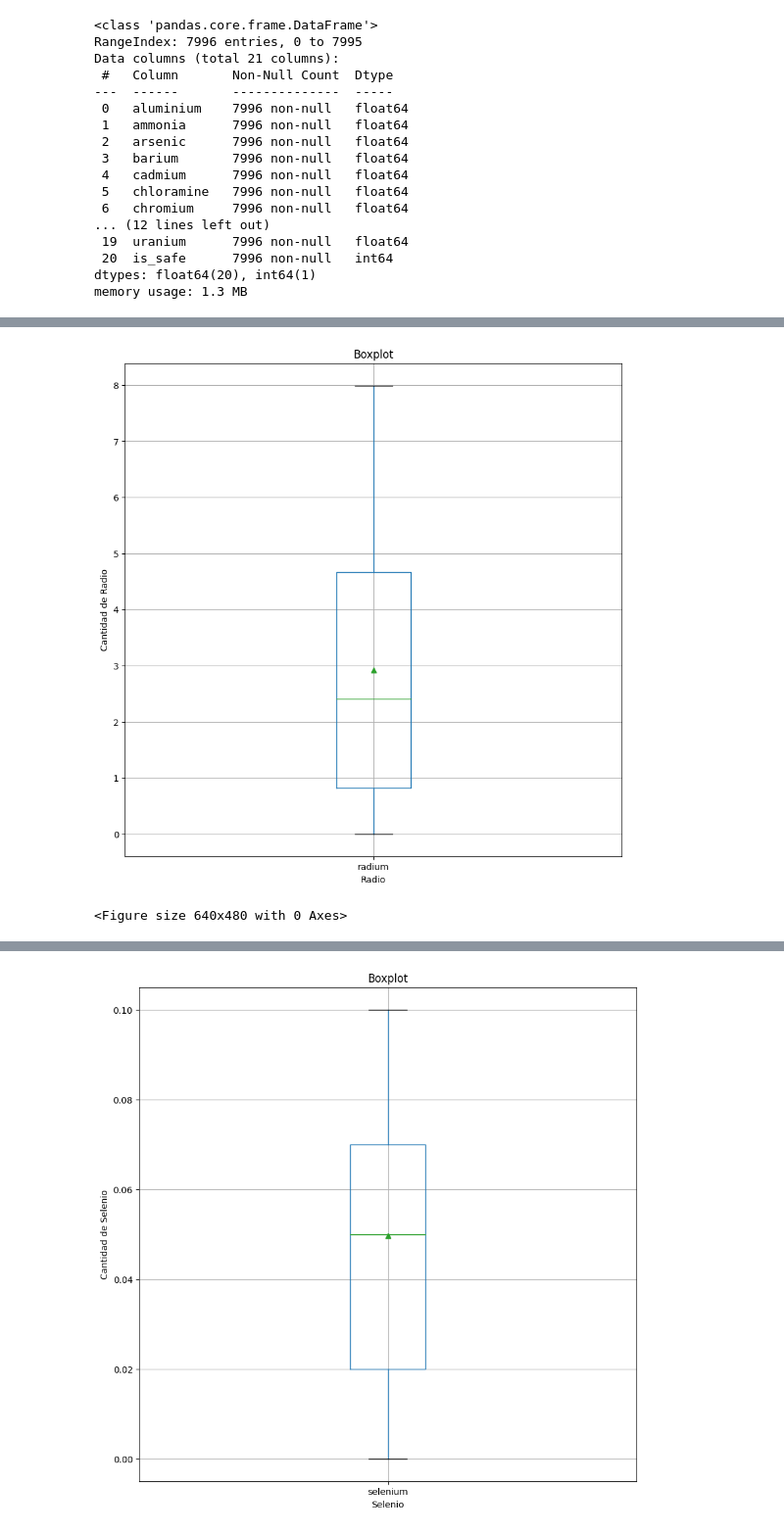
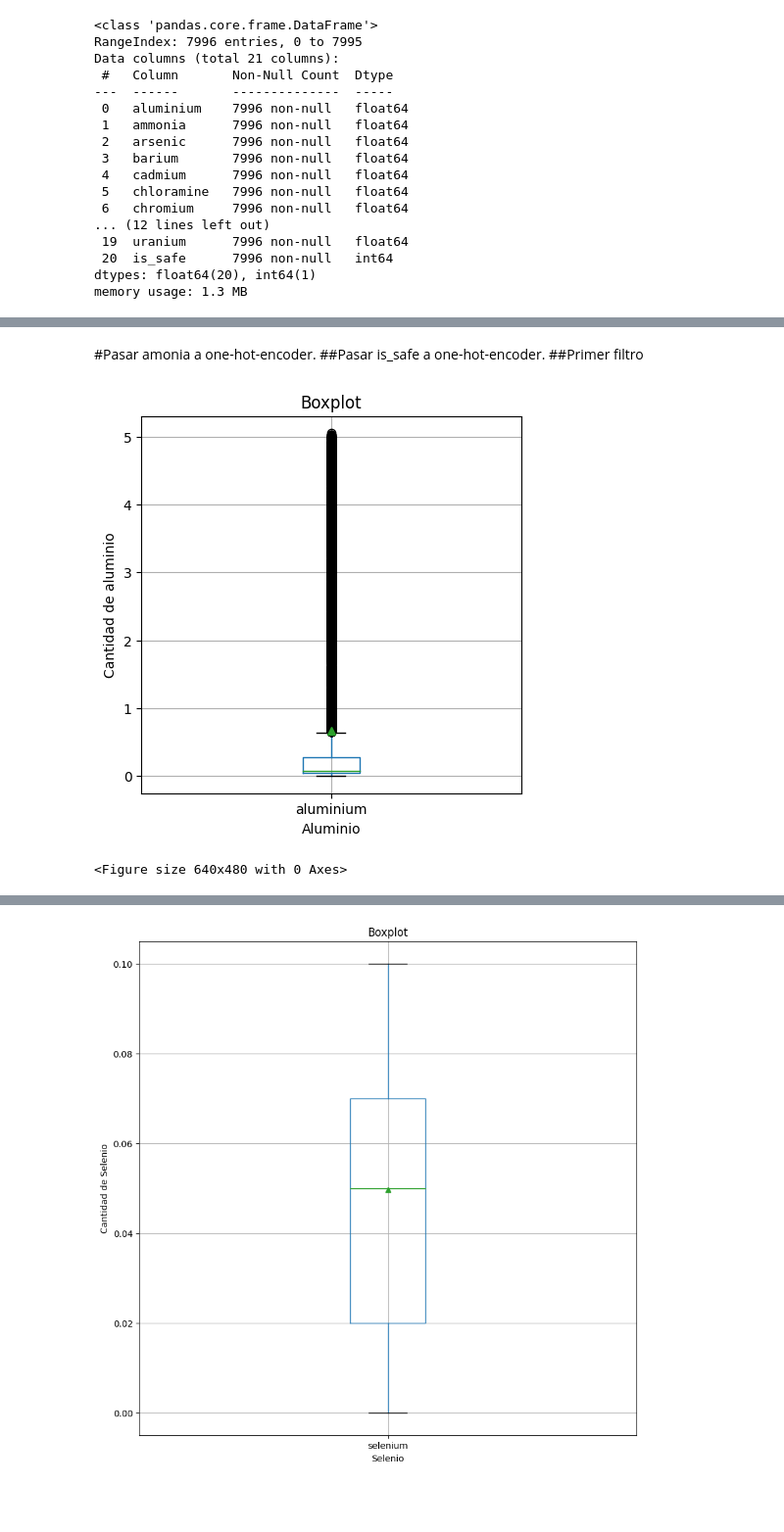
Before and after one commit to Altobert/laboratorioTIC-1, a Jupyter notebook: Copia_de_Laboratorio1_Asm_Alondra.ipynb, the cells around one changed output, grey strips where cells are left out. Shown at 98% size. Cells and saved outputs as stored; diff of their text form; code cells hidden in the pictures; blank space fills up the shorter version.

```diff
--- a/Copia_de_Laboratorio1_Asm_Alondra.ipynb
+++ b/Copia_de_Laboratorio1_Asm_Alondra.ipynb
@@ -328,11 +168,14 @@ plt.savefig('boxplot.png')
-# %%
-df.boxplot(column='radium', figsize=(10,10), showmeans = True)
-#plt.yscale('log')
-plt.ylabel("Cantidad de Radio")
-plt.xlabel("Radio")
-plt.title("Boxplot")
-plt.show()
-plt.savefig('boxplot.png')
-# %% [output]
-[figure, removed]
-<Figure size 640x480 with 0 Axes>
+# %% [markdown]
+#Pasar amonia a one-hot-encoder.
+##Pasar is_safe a one-hot-encoder.
+##Primer filtro
+# %%
+df.boxplot(column='aluminium', figsize=(5,5), showmeans = True)
+plt.ylabel("Cantidad de aluminio")
+plt.xlabel("Aluminio")
+plt.title("Boxplot")
+plt.show()
+plt.savefig('boxplot.png')
+# %% [output]
+[figure, added]
+<Figure size 640x480 with 0 Axes>
```
Also changed, not shown: parts of 53 cells of this notebook.
